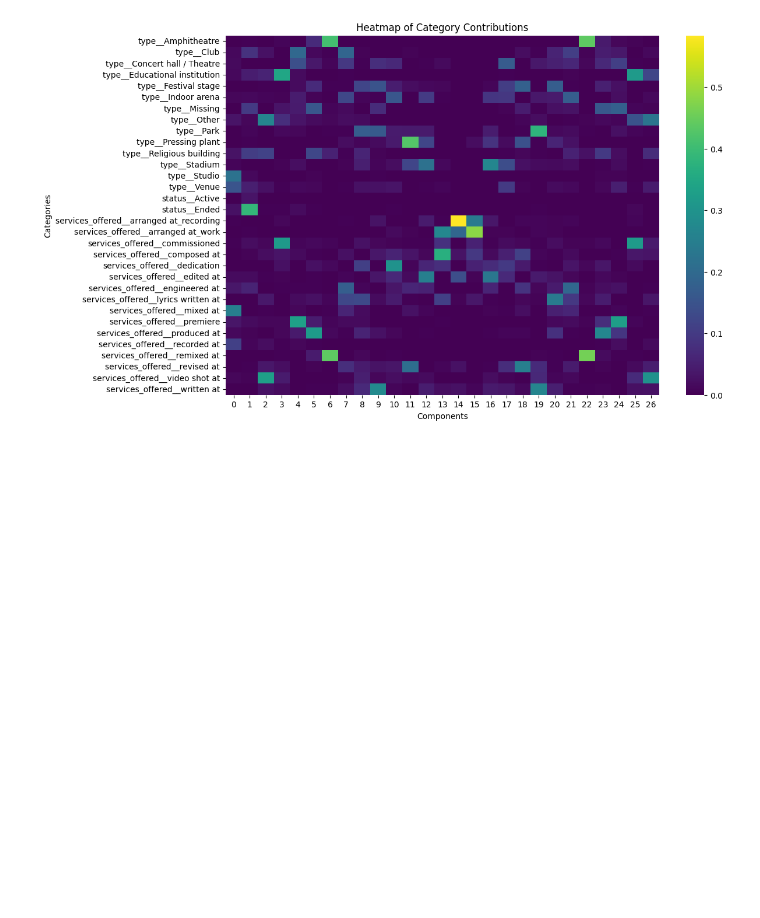
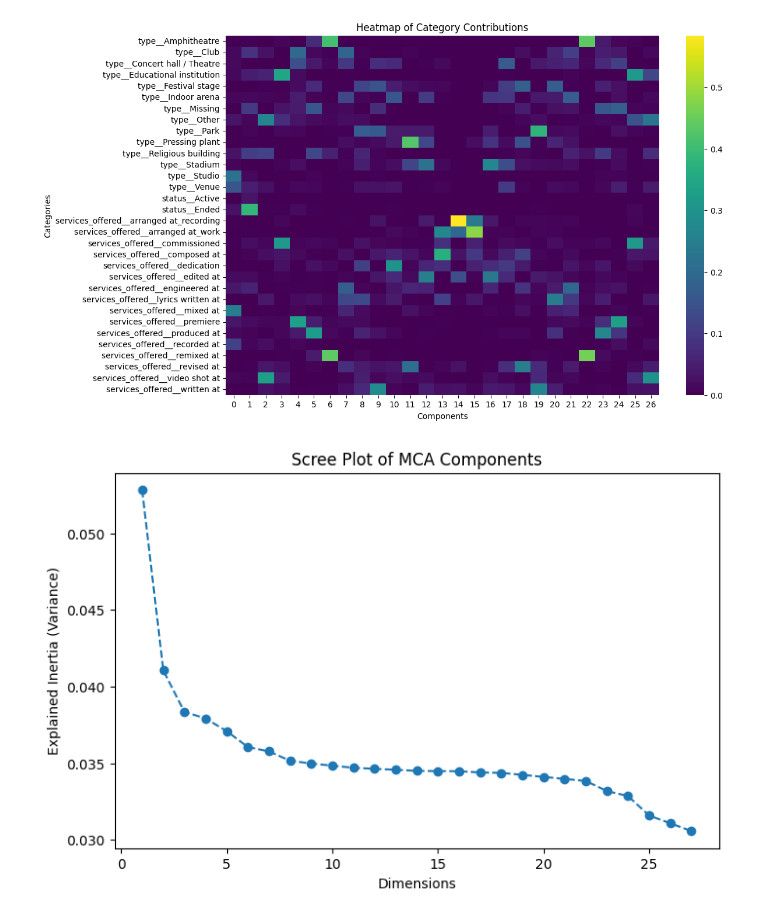
Before and after one commit to megan-rizzo/musicbrainz-api-module, a Jupyter notebook: MCA.ipynb, the cells around one changed output. Cells and saved outputs as stored; diff of their text form; code cells hidden in the pictures; blank space fills up the shorter version.

Commit message:
Added scree plot

```diff
--- a/MCA.ipynb
+++ b/MCA.ipynb
@@ -193,3 +193,16 @@ plt.ylabel('Categories')
 plt.show()
 # %% [output]
 [figure]
+# %%
+eigenvalues = mca.eigenvalues_
+total_inertia = mca.total_inertia_
+explained_inertia = eigenvalues / total_inertia
+
+plt.figure(figsize=(8,5))
+plt.plot(range(1, len(explained_inertia)+1), explained_inertia, marker='o', linestyle='--')
+plt.xlabel('Dimensions')
+plt.ylabel('Explained Inertia (Variance)')
+plt.title('Scree Plot of MCA Components')
+plt.show()
+# %% [output]
+[figure, added]
```
Also changed, not shown: parts of 1 cell of this notebook.
